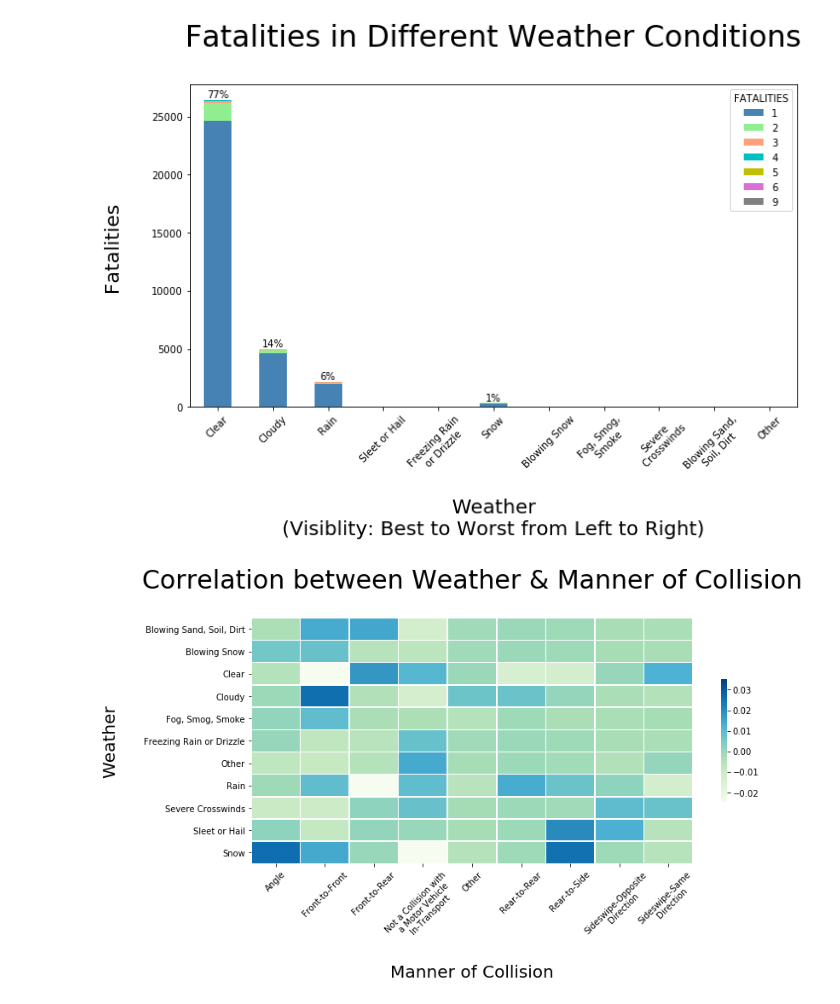
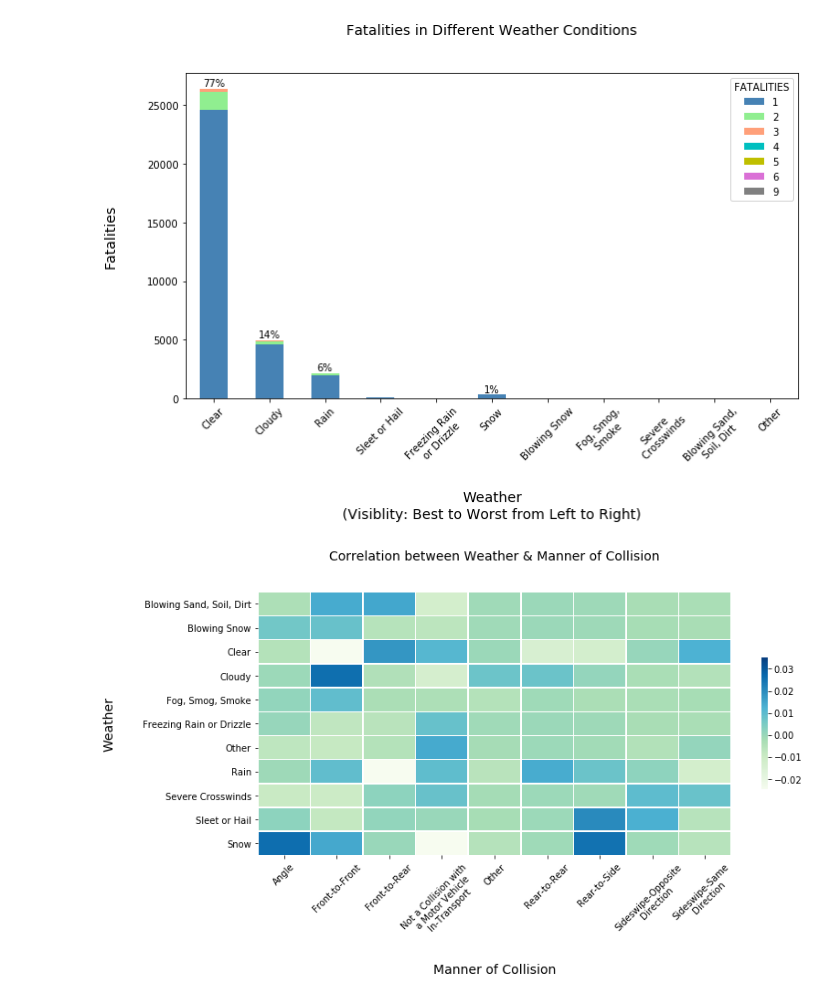
Before and after one commit to tvijaya/motor-vehicle-crashes-groupProject, a Jupyter notebook: Charlie_Weather_Analysis.ipynb, the cells around one changed output. Cells and saved outputs as stored; diff of their text form; code cells hidden in the pictures.

Commit message:
change fontsize to 14

```diff
--- a/Charlie_Weather_Analysis.ipynb
+++ b/Charlie_Weather_Analysis.ipynb
@@ -52,10 +52,10 @@ def weather_fatals_hist(first_df):
                          figsize=[11,6])
     for a,b,c in zip(location, percentage, height):
         plt.text(a, c, str(b)+'%', ha='center')
-    title = ax.set_title('Fatalities in Different Weather Conditions', fontsize=30)
-    ax.set_ylabel('Fatalities', fontsize=20, labelpad=30)
+    title = ax.set_title('Fatalities in Different Weather Conditions', fontsize=14)
+    ax.set_ylabel('Fatalities', fontsize=14, labelpad=30)
     ax.set_xlabel('Weather\n(Visiblity: Best to Worst from Left to Right)',
-                  fontsize=20, labelpad=20)
+                  fontsize=14, labelpad=20)
     ax.legend(title='FATALITIES')
     ax.set_xticklabels(weathers, rotation=45)
     title.set_position([0.5,1.1])
@@ -63,35 +63,35 @@ def weather_fatals_hist(first_df):
 
 #create dummies
 def create_corr(df):
     weather_dummies = pd.get_dummies(df['WEATHER'])
     man_coll_dummies = pd.get_dummies(df['MAN_COLL'])
     heat_df = pd.concat([weather_dummies, man_coll_dummies], axis = 1)
     corr = heat_df.corr()
     w_m_corr = corr.iloc[:11, 11:]
     return w_m_corr
 
 #create heatmap with correlation
 def create_heatmap(w_m_heat):
     fig = plt.figure()
     ax = fig.add_axes([0,0,1.5,1])
     sns.heatmap(w_m_heat, cmap='GnBu', vmax=0.035, robust=True,
                 square=False, linewidths=.5, cbar_kws={"shrink": .5})
-    title = ax.set_title('Correlation between Weather & Manner of Collision', fontsize=30)
-    ax.set_ylabel('Weather', fontsize=20, labelpad=30)
-    ax.set_xlabel('Manner of Collision', fontsize=20, labelpad=20)
+    title = ax.set_title('Correlation between Weather & Manner of Collision', fontsize=14)
+    ax.set_ylabel('Weather', fontsize=14, labelpad=30)
+    ax.set_xlabel('Manner of Collision', fontsize=14, labelpad=20)
     ax.set_xticklabels(w_m_heat.columns, rotation=45)
     title.set_position([0.5,1.1])
     plt.savefig('weather_man_coll_heatmap.png', bbox_inches='tight')
 
 def Charlie_plot():
     C_main_csv = pd.read_csv('accidents-final.csv')
     first_df = Charlie_first_df(C_main_csv)
     weather_fatals_hist(first_df)
     w_m_heat = create_corr(first_df)
     create_heatmap(w_m_heat)
     plt.show()
 
 Charlie_plot()
 # %% [output]
-[figure, old version]
+[figure, new version]
-[figure, old version]
+[figure, new version]
```
